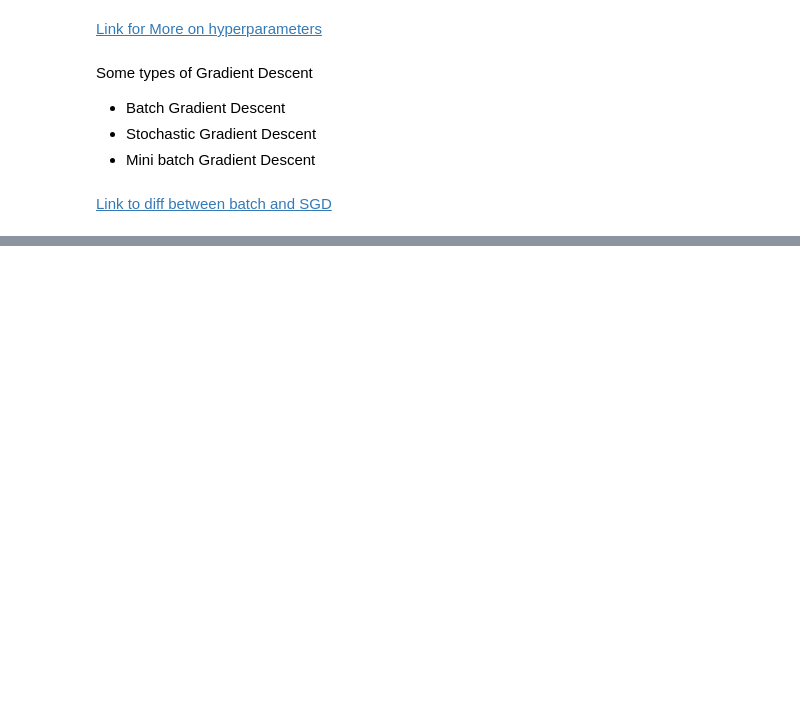
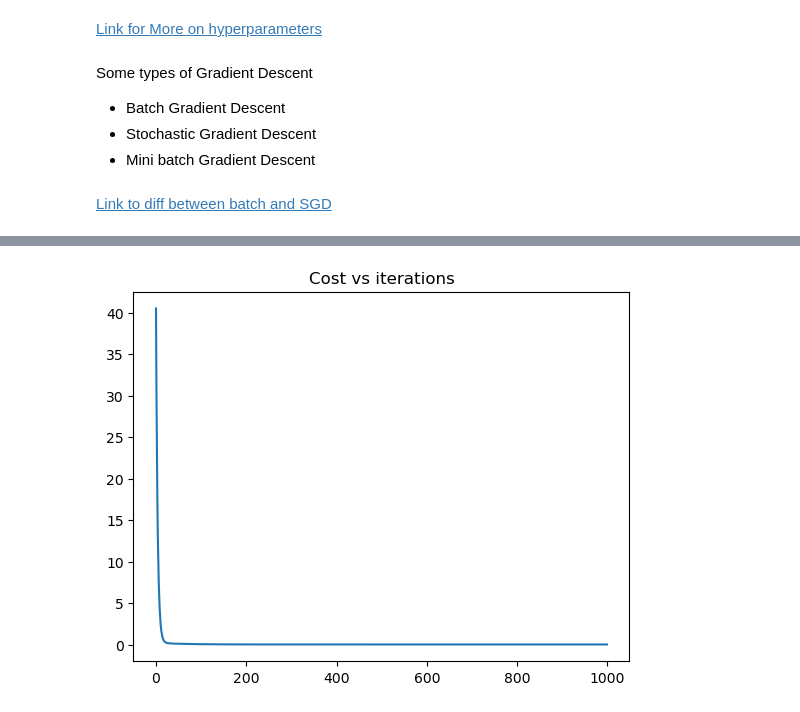
Before and after one commit to sameerkataria/50DaysOfQuant, a Jupyter notebook: Concepts.ipynb, the cells around one changed output, grey strips where cells are left out. Saved outputs shown, nothing was run; the diff lists cells and outputs as text; code cells hidden in the pictures; blank space fills up the shorter version.

```diff
--- a/Concepts.ipynb
+++ b/Concepts.ipynb
@@ -34,0 +270,6 @@ Some types of Gradient Descent
+# %%
+plt.plot(cost_history)
+plt.title("Cost vs iterations")
+plt.show()
+# %% [output]
+[figure, added]
```
Also changed, not shown: parts of 12 cells of this notebook.
